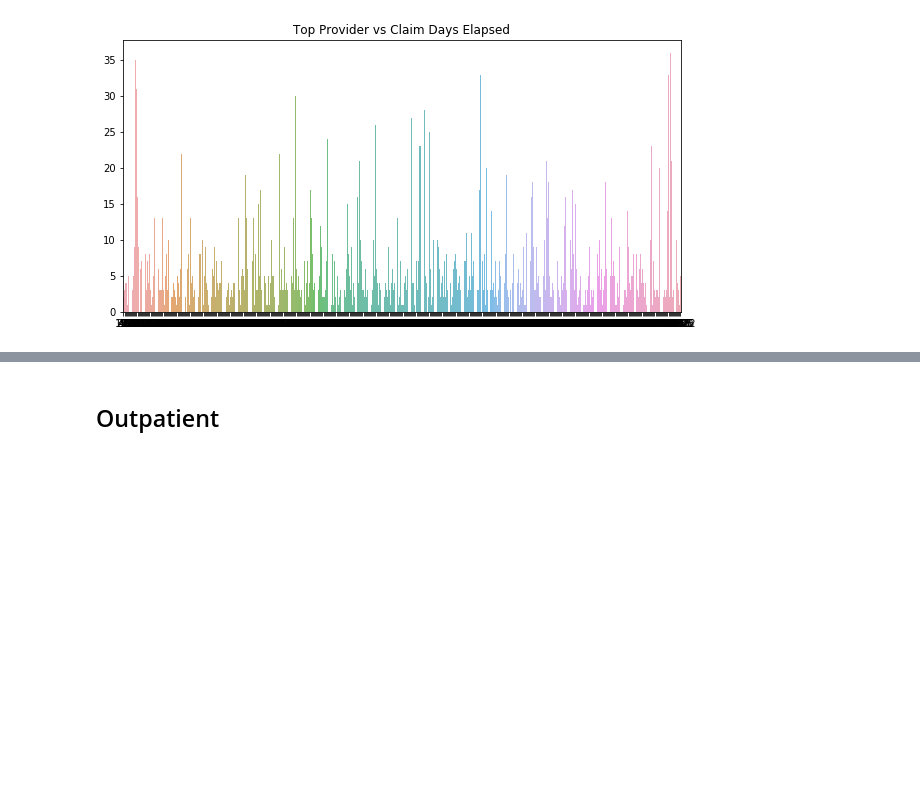
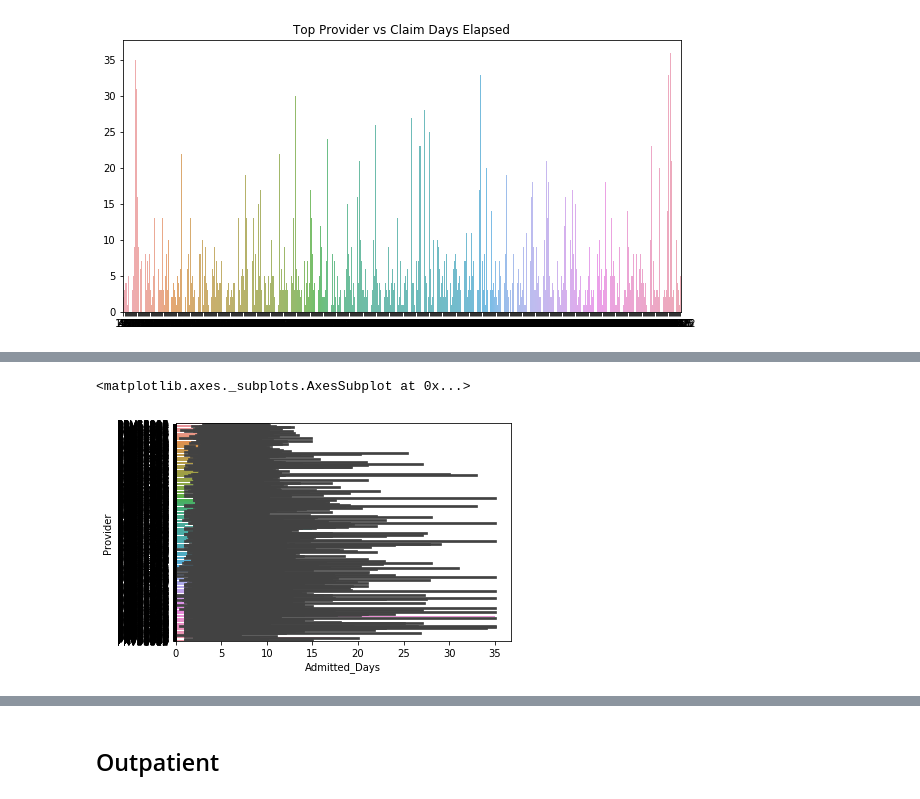
Before and after one commit to whohuhwhat/HC_Prov_Fraud, a Jupyter notebook: Inpt Outpt.ipynb, the cells around one changed output, grey strips where cells are left out. Cells and saved outputs as stored; diff of their text form; code cells hidden in the pictures; blank space fills up the shorter version.

```diff
--- a/Inpt Outpt.ipynb
+++ b/Inpt Outpt.ipynb
@@ -118,0 +133,5 @@ sns.scatterplot(x=tr_in['Claim_Days_Elapsed'], y=tr_in['Provider'])
+# %%
+sns.barplot(tr_in['Admitted_Days'], tr_in['Provider'])
+# %% [output]
+<matplotlib.axes._subplots.AxesSubplot at 0x...>
+[figure, added]
```
Also changed, not shown: parts of 13 cells of this notebook, 1 other file.
